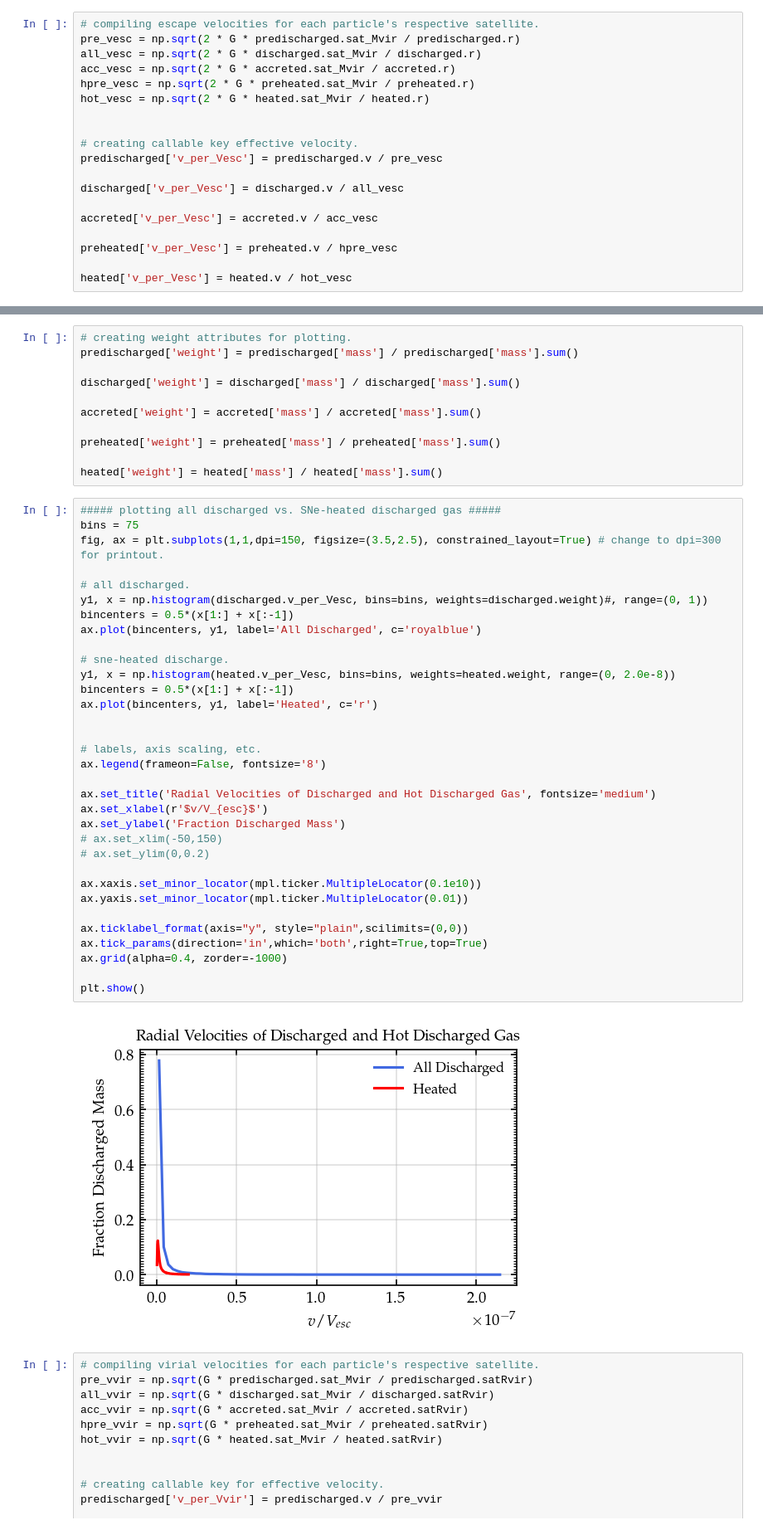
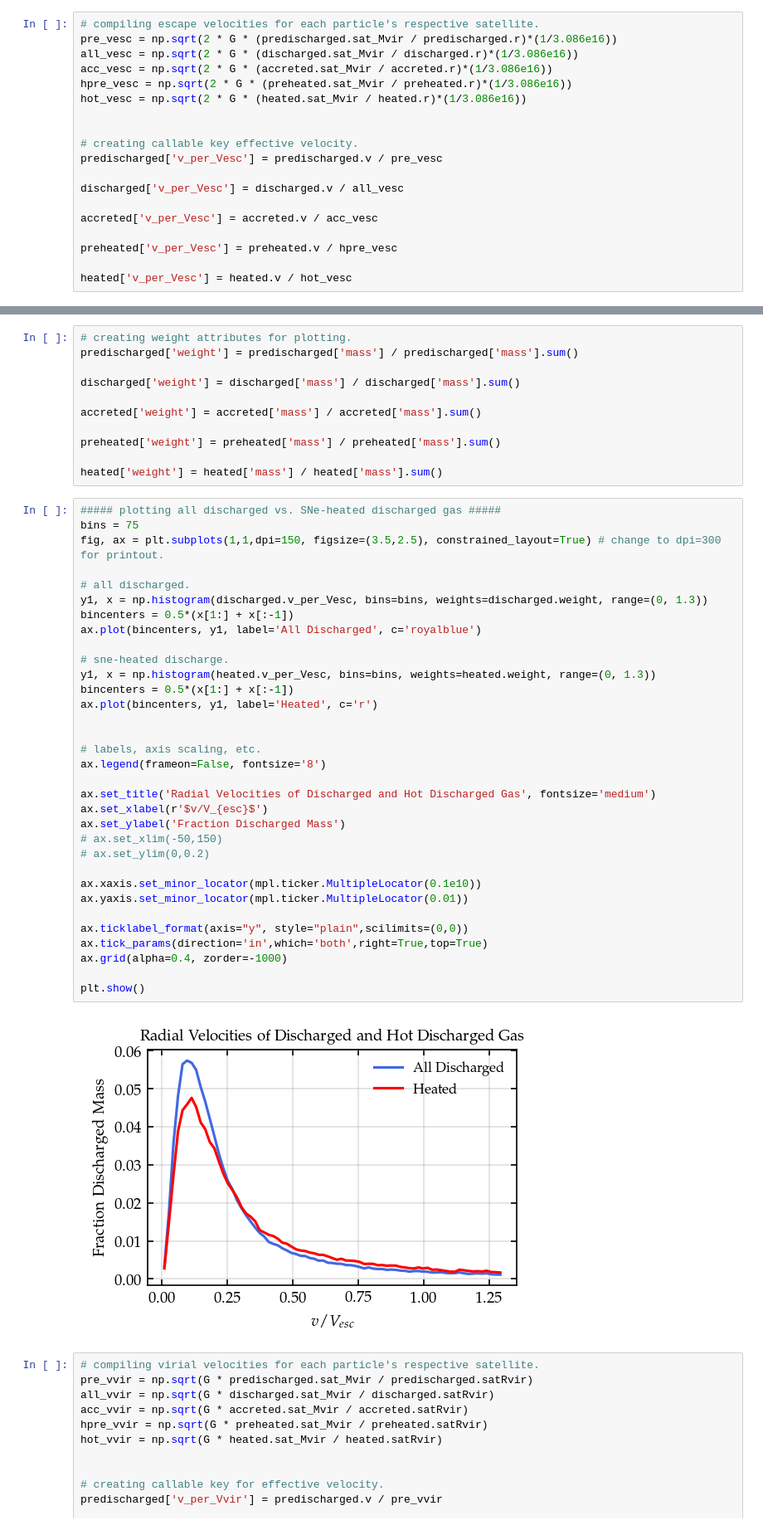
Before and after one commit to leoglonz/Astro_map, a Jupyter notebook: GFixing.ipynb, the cells around one changed output, grey strips where cells are left out. Shown: that part at 83% size. Saved outputs shown, nothing was run; the diff lists cells and outputs as text.

```diff
--- a/GFixing.ipynb
+++ b/GFixing.ipynb
@@ -47,11 +63,11 @@ hubble =  0.6776942783267969
 Length: 241104, dtype: float64
 # %%
 # compiling escape velocities for each particle's respective satellite.
-pre_vesc = np.sqrt(2 * G * predischarged.sat_Mvir / predischarged.r)
-all_vesc = np.sqrt(2 * G * discharged.sat_Mvir / discharged.r)
-acc_vesc = np.sqrt(2 * G * accreted.sat_Mvir / accreted.r)
-hpre_vesc = np.sqrt(2 * G * preheated.sat_Mvir / preheated.r)
-hot_vesc = np.sqrt(2 * G * heated.sat_Mvir / heated.r)
+pre_vesc = np.sqrt(2 * G * (predischarged.sat_Mvir / predischarged.r)*(1/3.086e16))
+all_vesc = np.sqrt(2 * G * (discharged.sat_Mvir / discharged.r)*(1/3.086e16))
+acc_vesc = np.sqrt(2 * G * (accreted.sat_Mvir / accreted.r)*(1/3.086e16))
+hpre_vesc = np.sqrt(2 * G * (preheated.sat_Mvir / preheated.r)*(1/3.086e16))
+hot_vesc = np.sqrt(2 * G * (heated.sat_Mvir / heated.r)*(1/3.086e16))
 
 
 # creating callable key effective velocity.
@@ -134,36 +111,36 @@ heated['weight'] = heated['mass'] / heated['mass'].sum()
 bins = 75
 fig, ax = plt.subplots(1,1,dpi=150, figsize=(3.5,2.5), constrained_layout=True) # change to dpi=300 for printout.
 
 # all discharged.
-y1, x = np.histogram(discharged.v_per_Vesc, bins=bins, weights=discharged.weight)#, range=(0, 1))
+y1, x = np.histogram(discharged.v_per_Vesc, bins=bins, weights=discharged.weight, range=(0, 1.3))
 bincenters = 0.5*(x[1:] + x[:-1])
 ax.plot(bincenters, y1, label='All Discharged', c='royalblue')
 
 # sne-heated discharge.
-y1, x = np.histogram(heated.v_per_Vesc, bins=bins, weights=heated.weight, range=(0, 2.0e-8))
+y1, x = np.histogram(heated.v_per_Vesc, bins=bins, weights=heated.weight, range=(0, 1.3))
 bincenters = 0.5*(x[1:] + x[:-1])
 ax.plot(bincenters, y1, label='Heated', c='r')
 
 
 # labels, axis scaling, etc.
 ax.legend(frameon=False, fontsize='8')
 
 ax.set_title('Radial Velocities of Discharged and Hot Discharged Gas', fontsize='medium')
 ax.set_xlabel(r'$v/V_{esc}$')
 ax.set_ylabel('Fraction Discharged Mass')
 # ax.set_xlim(-50,150)
 # ax.set_ylim(0,0.2)
 
 ax.xaxis.set_minor_locator(mpl.ticker.MultipleLocator(0.1e10))
 ax.yaxis.set_minor_locator(mpl.ticker.MultipleLocator(0.01))
 
 ax.ticklabel_format(axis="y", style="plain",scilimits=(0,0))
 ax.tick_params(direction='in',which='both',right=True,top=True)
 ax.grid(alpha=0.4, zorder=-1000)
 
 plt.show()
 # %% [output]
-[figure, old version]
+[figure, new version]
 # %%
 # compiling virial velocities for each particle's respective satellite.
 pre_vvir = np.sqrt(G * predischarged.sat_Mvir / predischarged.satRvir)
```
Also changed, not shown: parts of 6 cells of this notebook, 1 other file.
